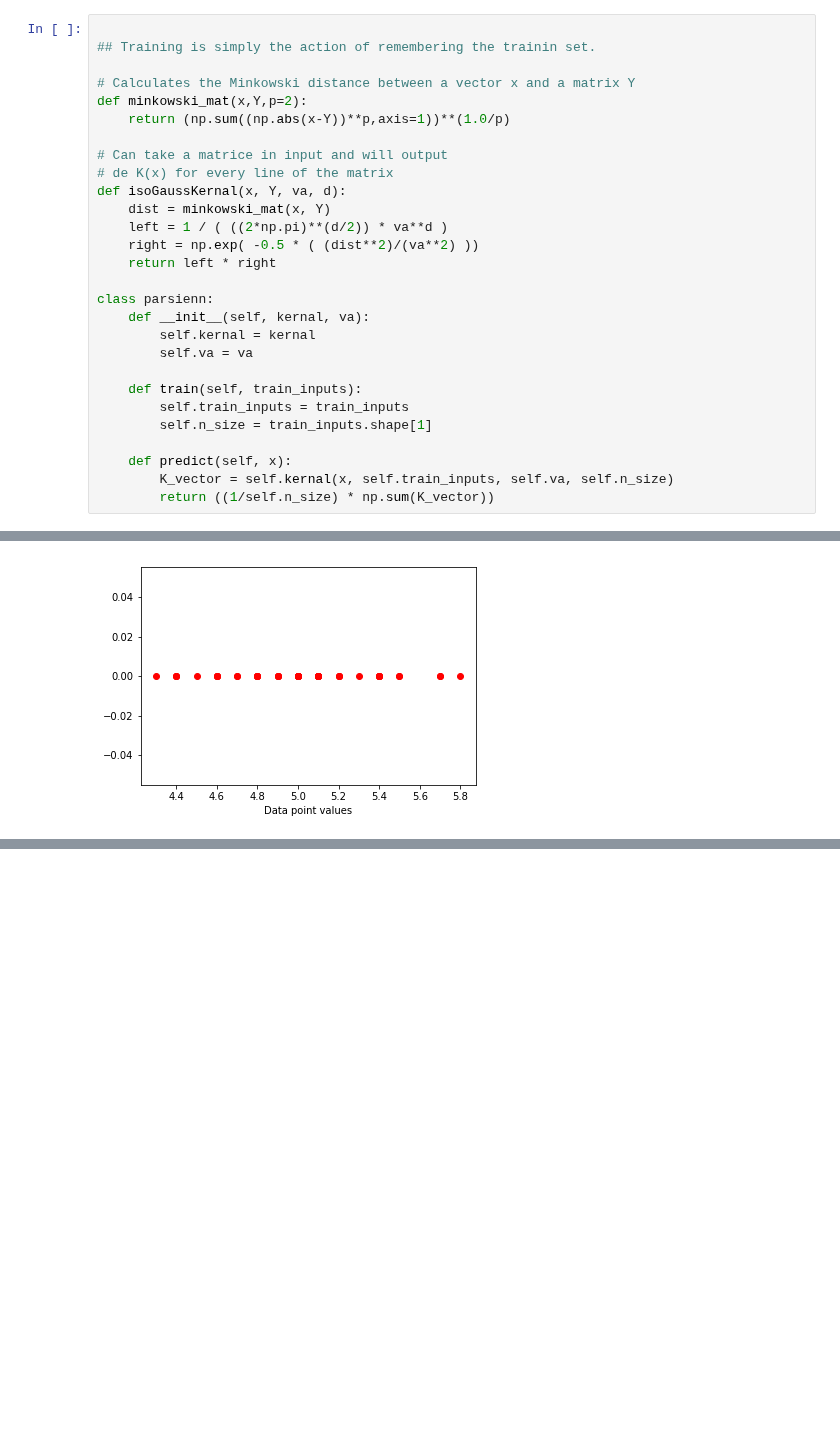
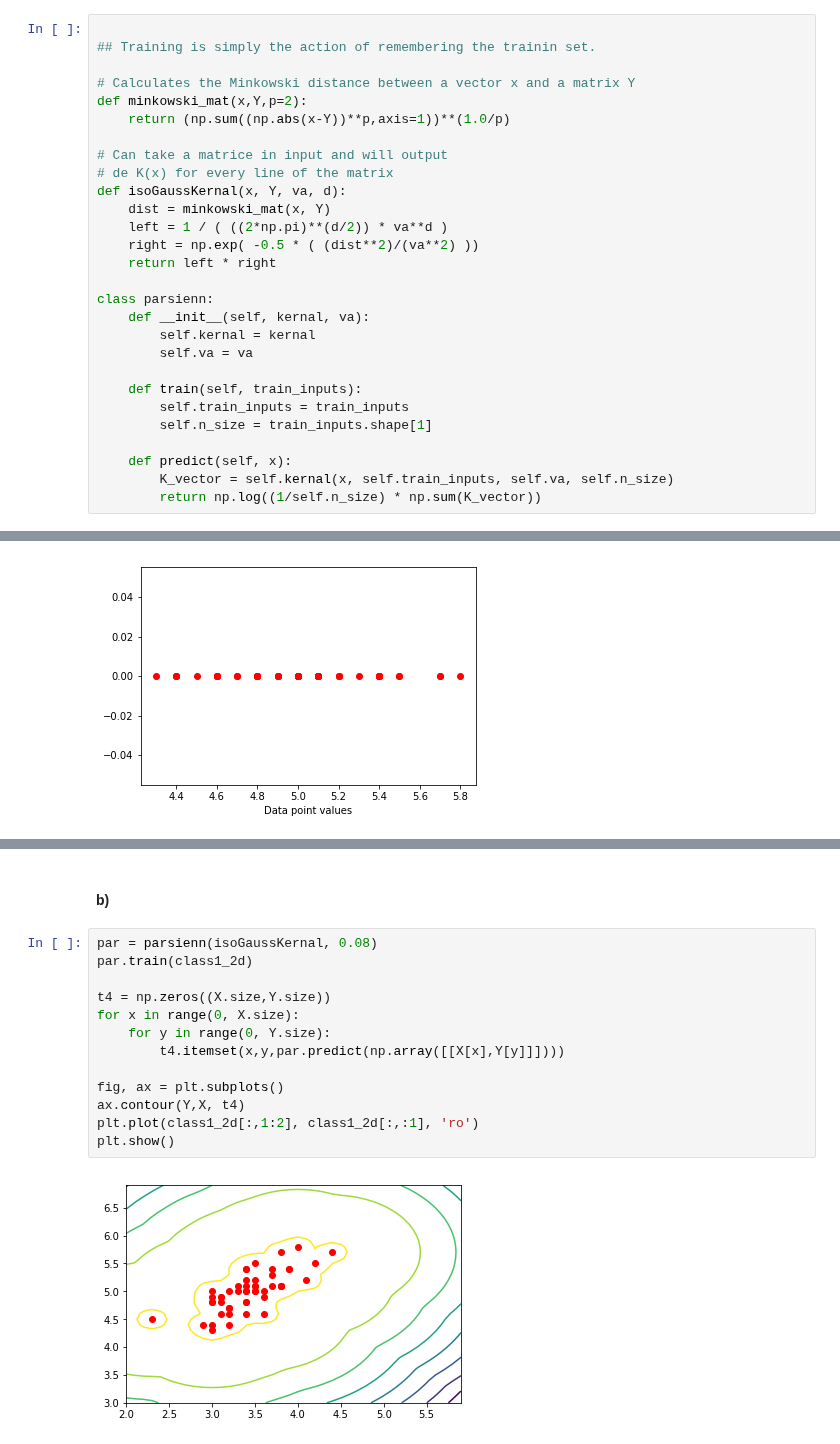
Before and after one commit to marued/IFT6390, a Jupyter notebook: Homeworks/Homework1/Question1.ipynb, the cells around one changed output, grey strips where cells are left out. Drawn from its saved outputs; the diff is of its cells as text; blank space fills up the shorter version.

```diff
--- a/Homeworks/Homework1/Question1.ipynb
+++ b/Homeworks/Homework1/Question1.ipynb
@@ -595,7 +599,7 @@ class parsienn:
 
     def predict(self, x):
         K_vector = self.kernal(x, self.train_inputs, self.va, self.n_size)
-        return ((1/self.n_size) * np.sum(K_vector))
+        return np.log((1/self.n_size) * np.sum(K_vector))
 # %%
 model = parsienn(isoGaussKernal, 0.001)
 
@@ -714,0 +718,17 @@ plt.show()
+# %% [markdown]
+#### b)
+# %%
+par = parsienn(isoGaussKernal, 0.08)
+par.train(class1_2d)
+
+t4 = np.zeros((X.size,Y.size))
+for x in range(0, X.size):
+    for y in range(0, Y.size):
+        t4.itemset(x,y,par.predict(np.array([[X[x],Y[y]]])))
+
+fig, ax = plt.subplots()
+ax.contour(Y,X, t4)
+plt.plot(class1_2d[:,1:2], class1_2d[:,:1], 'ro')
+plt.show()
+# %% [output]
+[figure, added]
```
Also changed, not shown: parts of 25 cells of this notebook.
